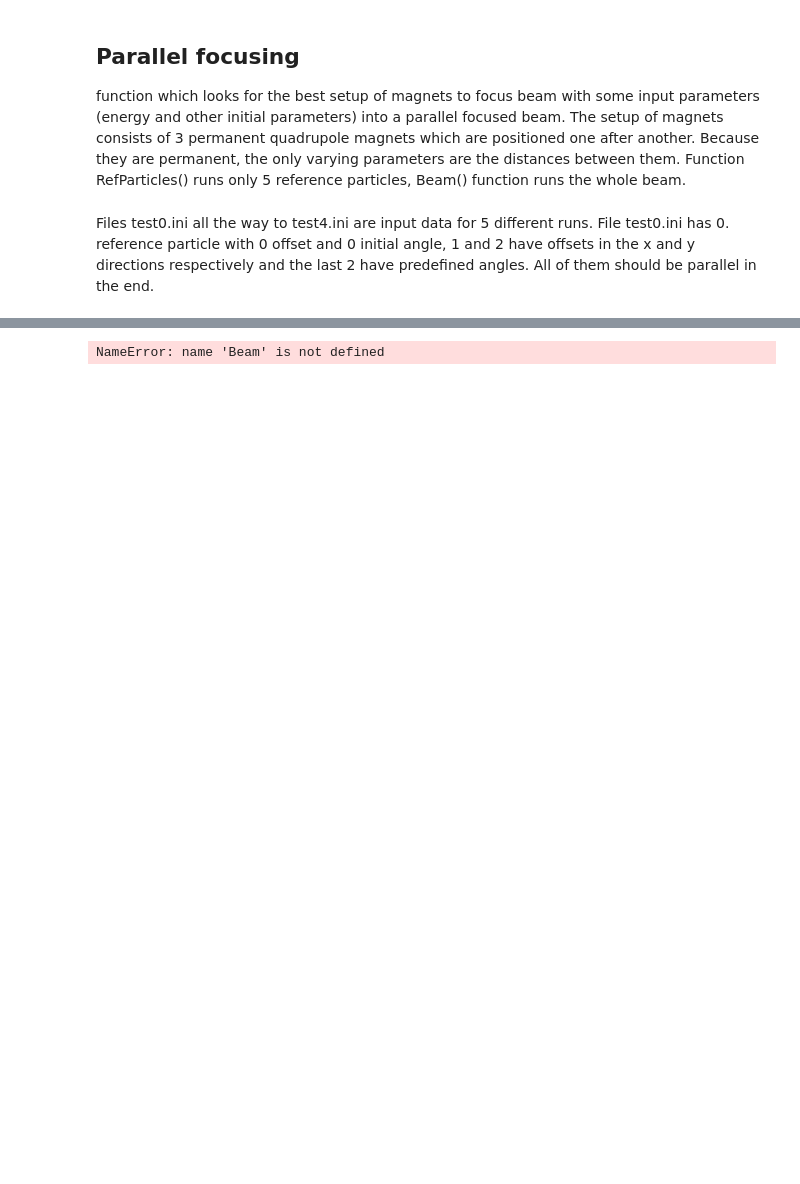
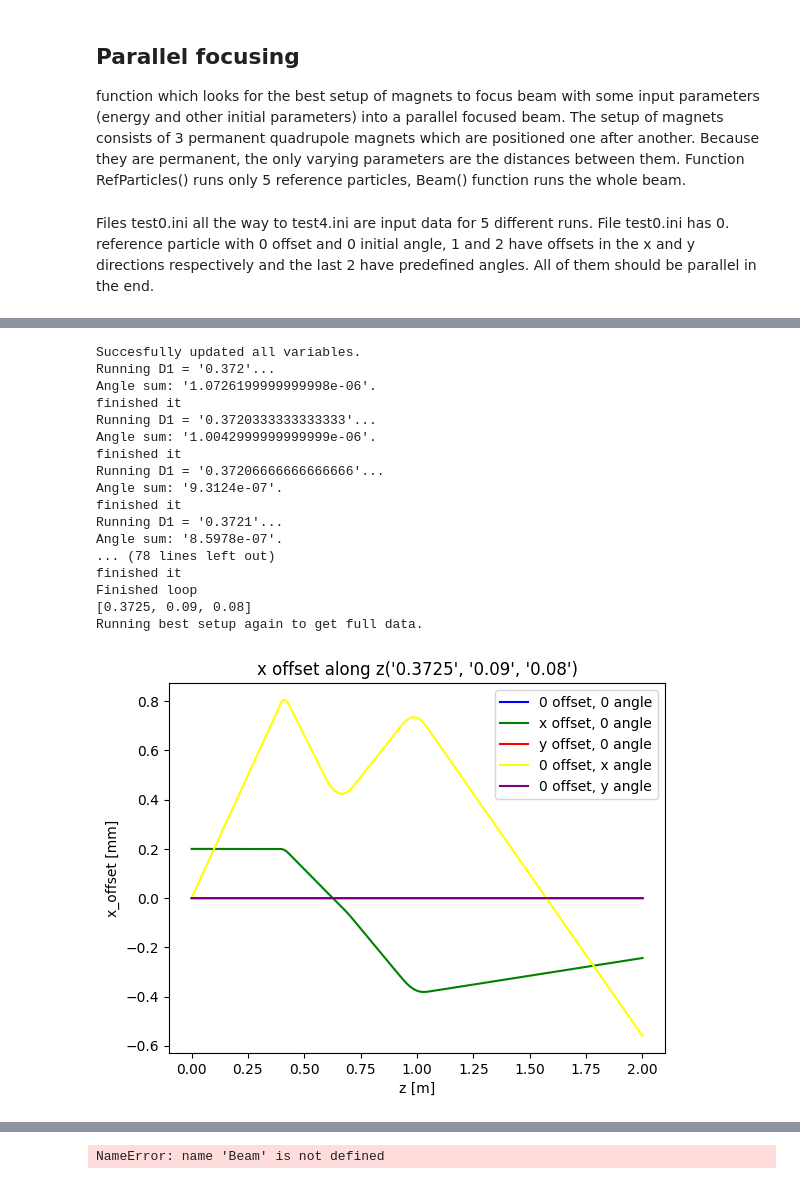
Before and after one commit to mvranovsky/Focusing-And-Deflecting-Devices, a Jupyter notebook: ASTRA/parallelFocusing/parallelFocused.ipynb, the cells around one changed output, grey strips where cells are left out. Drawn from its saved outputs; the diff is of its cells as text; code cells hidden in the pictures; blank space fills up the shorter version.

```diff
--- a/ASTRA/parallelFocusing/parallelFocused.ipynb
+++ b/ASTRA/parallelFocusing/parallelFocused.ipynb
@@ -17,7 +17,7 @@ fillNumber = "001"
 setupLength = 2 #m
 setupLengthStr = "0200"
 longitudalEnergy = "5.0E+8" #eV
-nIntervals = 20
+nIntervals = 30
 
 
 #parameters of magnets
@@ -114,10 +119,10 @@ def update():
     changeInputData("sig_px", str(sig_px))
     changeInputData("sig_py", str(sig_py))
 
-    dataD1 = []
-    dataD2 = []
-    dataD3 = []
-    dataSum = []
+    dataD1.clear()
+    dataD2.clear()
+    dataD3.clear()
+    dataSum.clear()
 
     print(f"Succesfully updated all variables.")
 
@@ -211,8 +216,10 @@ def runRef(D1, D2, D3, moreData):
 # %%
 def angleCalculation(data):
 #calculate angle of particles in mrad and sum up x and y direction in squares
-    sum = 0
-    for line in data:
-        sum += math.sqrt( (line[3]/line[5])**2 + (line[4]/line[5])**2)
+
+    sum = math.fabs(data[3][3]/data[3][5])
+
+    #for i in enumerate(data):
+    #    sum += math.sqrt( (line[3]/line[5])**2 + (line[4]/line[5])**2)
 
     return sum
@@ -432,0 +443,27 @@ KeyboardInterrupt:
+# %%
+D1_range = [0.372,0.373]
+D2_range = [0,0.4] #constant for now
+D3_range = [0,0.4]
+
+bestD = refParticlesVaryD1(D1_range, 0.09, 0.08)
+print(bestD)
+plotRefXY(*bestD)
+# %% [output]
+Succesfully updated all variables.
+Running D1 = '0.372'...
+Angle sum: '1.0726199999999998e-06'.
+finished it
+Running D1 = '0.3720333333333333'...
+Angle sum: '1.0042999999999999e-06'.
+finished it
+Running D1 = '0.37206666666666666'...
+Angle sum: '9.3124e-07'.
+finished it
+Running D1 = '0.3721'...
+Angle sum: '8.5978e-07'.
+... (78 lines left out)
+finished it
+Finished loop
+[0.3725, 0.09, 0.08]
+Running best setup again to get full data.
+[figure, added]
```
Also changed, not shown: parts of 11 cells of this notebook, 1 other file.
